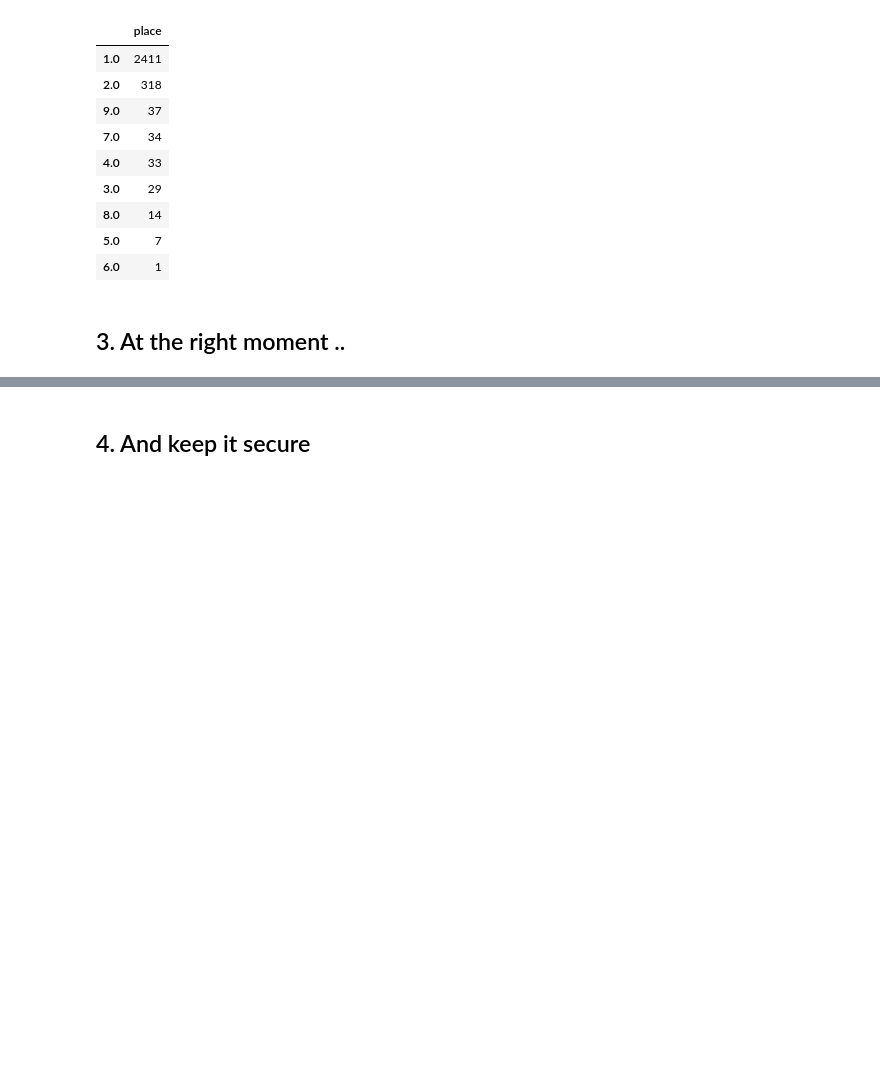
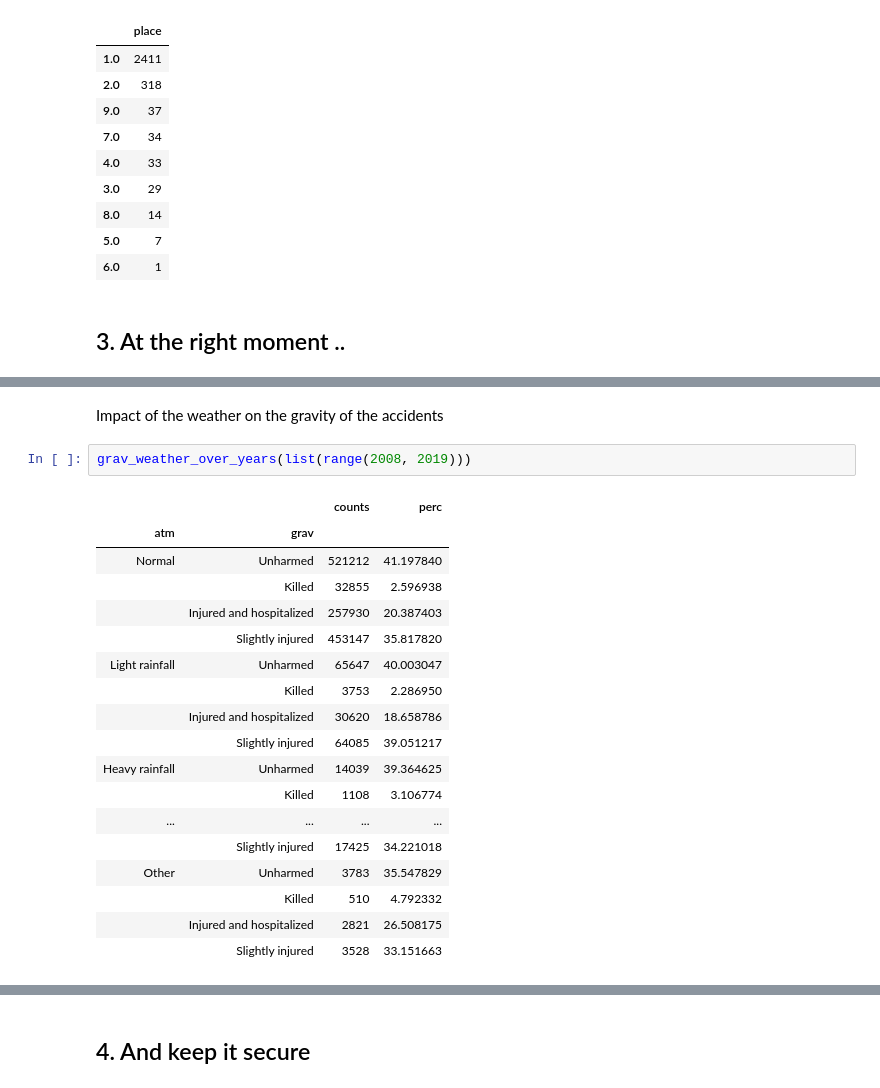
Before and after one commit to sinitame/epfl-ada-project, a Jupyter notebook: notebooks/milestone-2.ipynb, the cells around one changed output, grey strips where cells are left out. Cells and saved outputs as stored; diff of their text form; blank space fills up the shorter version.

```diff
--- a/notebooks/milestone-2.ipynb
+++ b/notebooks/milestone-2.ipynb
@@ -237,0 +252,23 @@ get_car_injuries_df(data_2018, dead_only=True)
+# %% [markdown]
+Impact of the weather on the gravity of the accidents
+# %%
+grav_weather_over_years(list(range(2008, 2019)))
+# %% [output]
+|  |  | counts | perc |
+| atm | grav |  |  |
+| Normal | Unharmed | 521212 | 41.197840 |
+|  | Killed | 32855 | 2.596938 |
+|  | Injured and hospitalized | 257930 | 20.387403 |
+|  | Slightly injured | 453147 | 35.817820 |
+| Light rainfall | Unharmed | 65647 | 40.003047 |
+|  | Killed | 3753 | 2.286950 |
+|  | Injured and hospitalized | 30620 | 18.658786 |
+|  | Slightly injured | 64085 | 39.051217 |
+| Heavy rainfall | Unharmed | 14039 | 39.364625 |
+|  | Killed | 1108 | 3.106774 |
+| ... | ... | ... | ... |
+|  | Slightly injured | 17425 | 34.221018 |
+| Other | Unharmed | 3783 | 35.547829 |
+|  | Killed | 510 | 4.792332 |
+|  | Injured and hospitalized | 2821 | 26.508175 |
+|  | Slightly injured | 3528 | 33.151663 |
```
Also changed, not shown: parts of 24 cells of this notebook.
